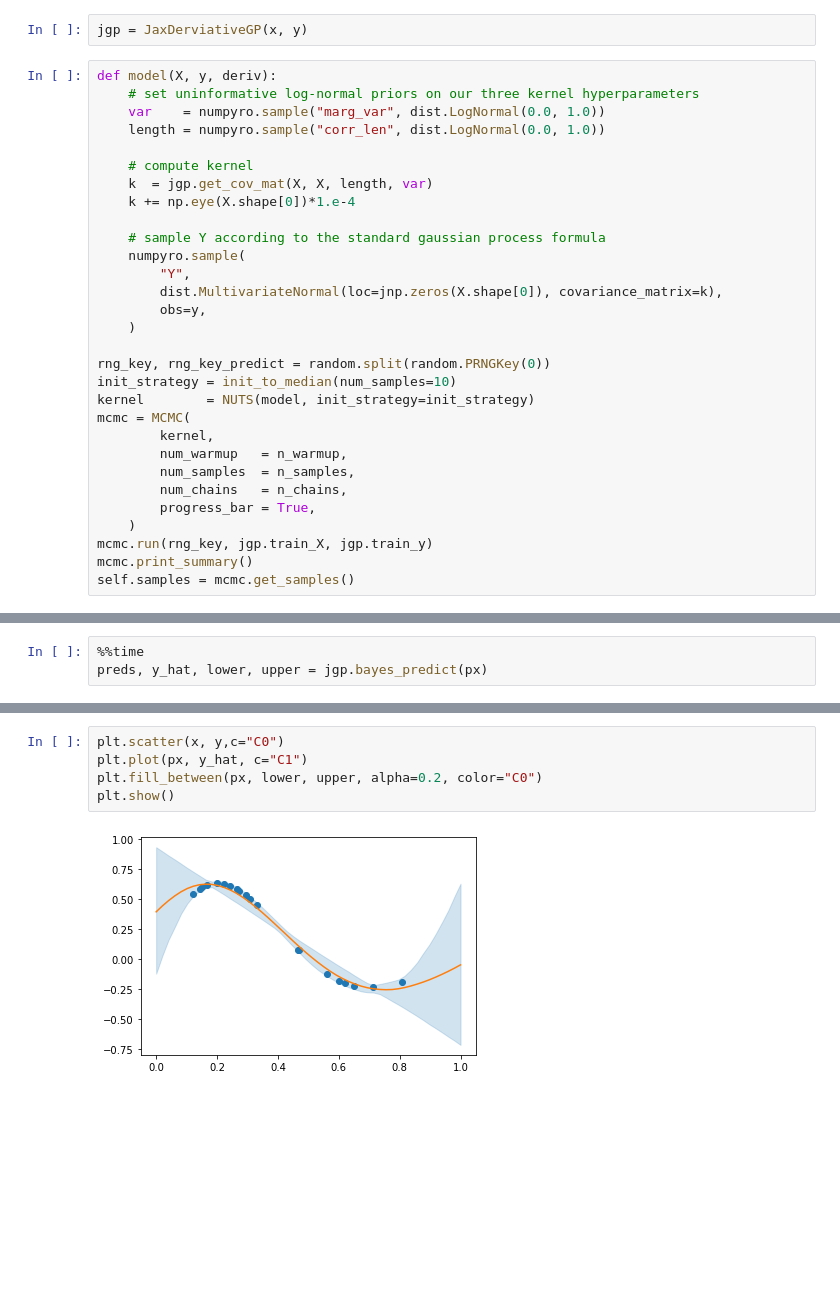
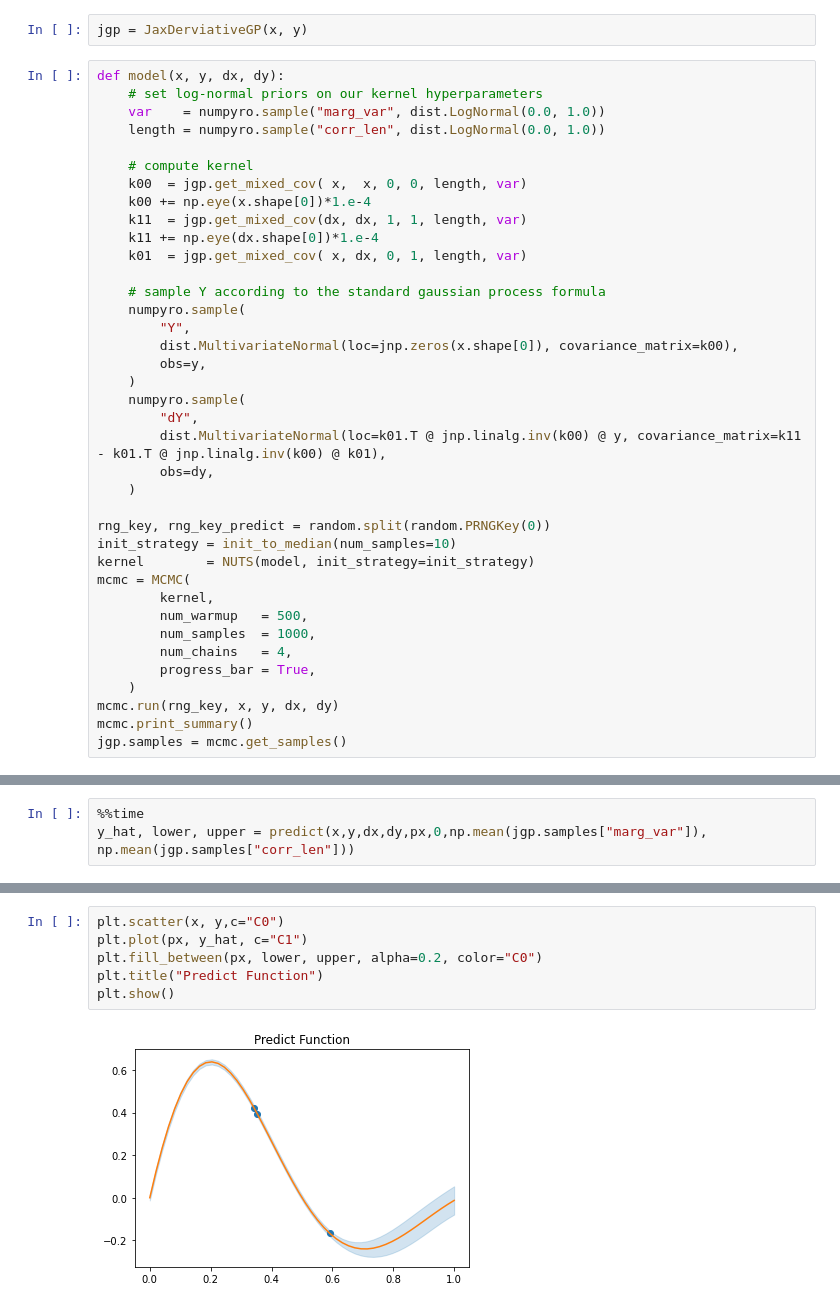
Before and after one commit to lanl/dfdjaxGP, a Jupyter notebook: JaxGPDerivativeInference.ipynb, the cells around one changed output, grey strips where cells are left out. Drawn from its saved outputs; the diff is of its cells as text; blank space fills up the shorter version.

Commit message:
Version 0 of being able to do inference on a function using numpyro with observations of the function and derivatives. It works and the notebook is a functional demo of it.

```diff
--- a/JaxGPDerivativeInference.ipynb
+++ b/JaxGPDerivativeInference.ipynb
@@ -22,20 +53,28 @@ py = np.exp(-px*2)*np.sin(px*2.*np.pi)
 # %%
 jgp = JaxDerviativeGP(x, y)
 # %%
-def model(X, y, deriv):
-    # set uninformative log-normal priors on our three kernel hyperparameters
+def model(x, y, dx, dy):
+    # set log-normal priors on our kernel hyperparameters
     var    = numpyro.sample("marg_var", dist.LogNormal(0.0, 1.0))
     length = numpyro.sample("corr_len", dist.LogNormal(0.0, 1.0))
 
     # compute kernel
-    k  = jgp.get_cov_mat(X, X, length, var)
-    k += np.eye(X.shape[0])*1.e-4
+    k00  = jgp.get_mixed_cov( x,  x, 0, 0, length, var)
+    k00 += np.eye(x.shape[0])*1.e-4
+    k11  = jgp.get_mixed_cov(dx, dx, 1, 1, length, var)
+    k11 += np.eye(dx.shape[0])*1.e-4
+    k01  = jgp.get_mixed_cov( x, dx, 0, 1, length, var)
 
     # sample Y according to the standard gaussian process formula
     numpyro.sample(
         "Y",
-        dist.MultivariateNormal(loc=jnp.zeros(X.shape[0]), covariance_matrix=k),
+        dist.MultivariateNormal(loc=jnp.zeros(x.shape[0]), covariance_matrix=k00),
         obs=y,
+    )
+    numpyro.sample(
+        "dY",
+        dist.MultivariateNormal(loc=k01.T @ jnp.linalg.inv(k00) @ y, covariance_matrix=k11 - k01.T @ jnp.linalg.inv(k00) @ k01),
+        obs=dy,
     )
 
 rng_key, rng_key_predict = random.split(random.PRNGKey(0))
@@ -43,11 +82,11 @@ init_strategy = init_to_median(num_samples=10)
 kernel        = NUTS(model, init_strategy=init_strategy)
 mcmc = MCMC(
         kernel,
-        num_warmup   = n_warmup,
-        num_samples  = n_samples,
-        num_chains   = n_chains,
+        num_warmup   = 500,
+        num_samples  = 1000,
+        num_chains   = 4,
         progress_bar = True,
     )
-mcmc.run(rng_key, jgp.train_X, jgp.train_y)
+mcmc.run(rng_key, x, y, dx, dy)
 mcmc.print_summary()
-self.samples = mcmc.get_samples()
+jgp.samples = mcmc.get_samples()
@@ -65,3 +109,0 @@ plt.scatter(np.log10(np.array(jgp.samples["corr_len"])), np.log10(np.array(jgp.s
-# %%
-%%time
-preds, y_hat, lower, upper = jgp.bayes_predict(px)
@@ -73,0 +155,3 @@ Wall time: 43.7 s
+# %%
+%%time
+y_hat, lower, upper = predict(x,y,dx,dy,px,0,np.mean(jgp.samples["marg_var"]), np.mean(jgp.samples["corr_len"]))
@@ -74,7 +161,8 @@ Wall time: 43.7 s
 # %%
 plt.scatter(x, y,c="C0")
 plt.plot(px, y_hat, c="C1")
 plt.fill_between(px, lower, upper, alpha=0.2, color="C0")
+plt.title("Predict Function")
 plt.show()
 # %% [output]
-[figure, old version]
+[figure, new version]
```
Also changed, not shown: parts of 31 cells of this notebook, 1 other file.
